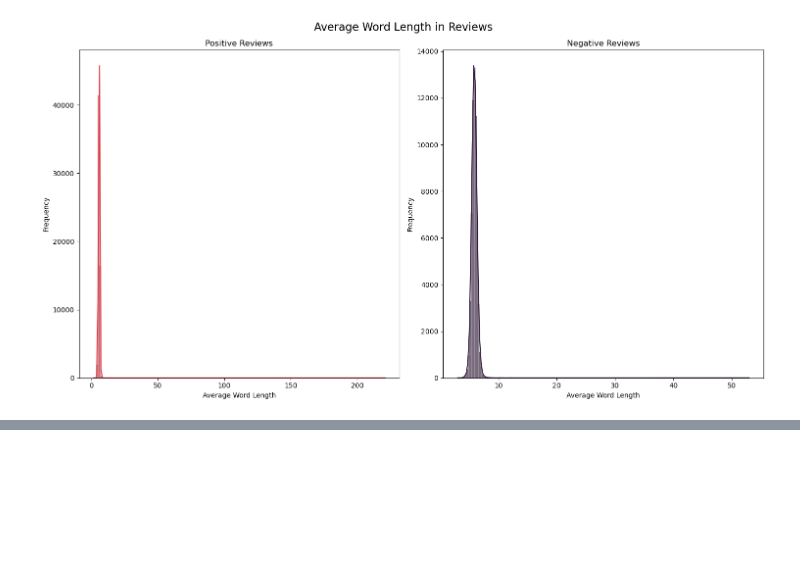
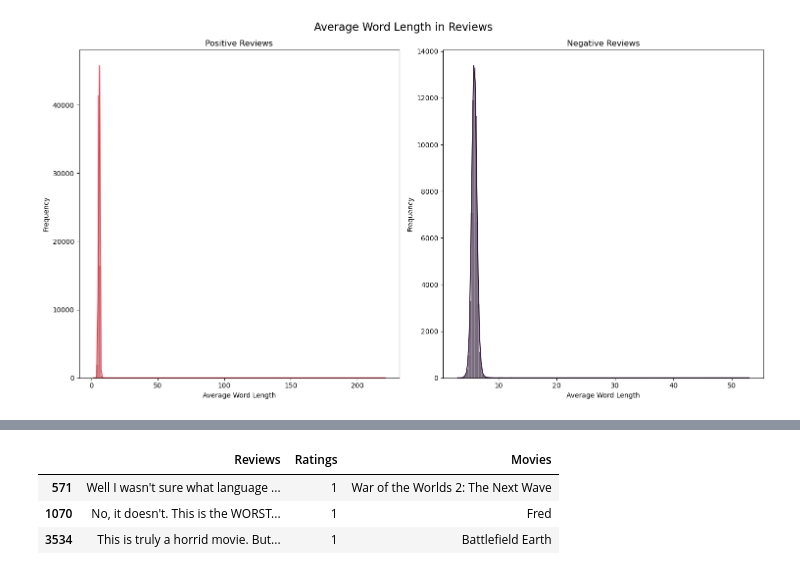
Before and after one commit to stngan/sentiment-python, a Jupyter notebook: sentiment.ipynb, the cells around one changed output, grey strips where cells are left out. Cells and saved outputs as stored; diff of their text form; code cells hidden in the pictures; blank space fills up the shorter version.

```diff
--- a/sentiment.ipynb
+++ b/sentiment.ipynb
@@ -315,0 +336,10 @@ fig.show()
+# %%
+pd.options.display.max_colwidth = 1000
+filtered_df = df[(df['Ratings'] <= 4) & (df['Reviews'].str.contains("blah blah blah|la la la la|mario mario mario"))]
+result_df = filtered_df[["Reviews", "Ratings", "Movies"]]
+result_df.head(3)
+# %% [output]
+|  | Reviews | Ratings | Movies |
+| 571 | Well I wasn't sure what language ... | 1 | War of the Worlds 2: The Next Wave |
+| 1070 | No, it doesn't. This is the WORST... | 1 | Fred |
+| 3534 | This is truly a horrid movie. But... | 1 | Battlefield Earth |
```
Also changed, not shown: parts of 9 cells of this notebook, 3 other files.
